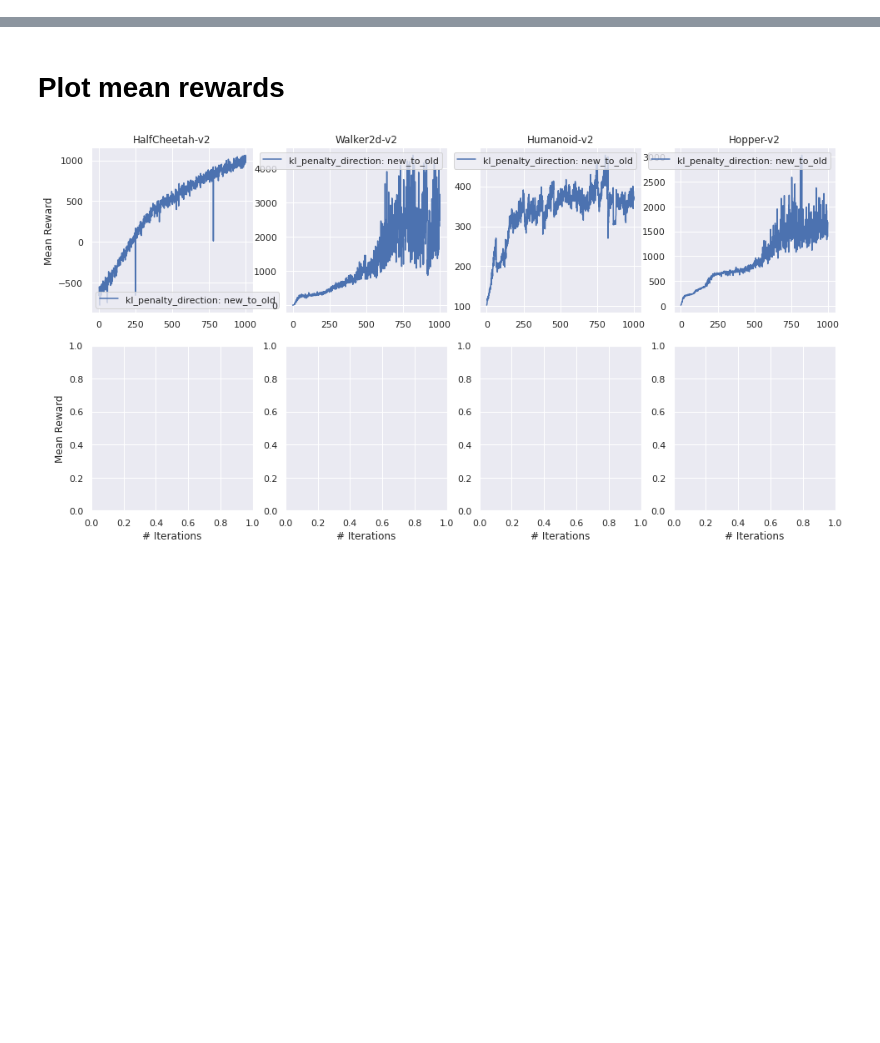
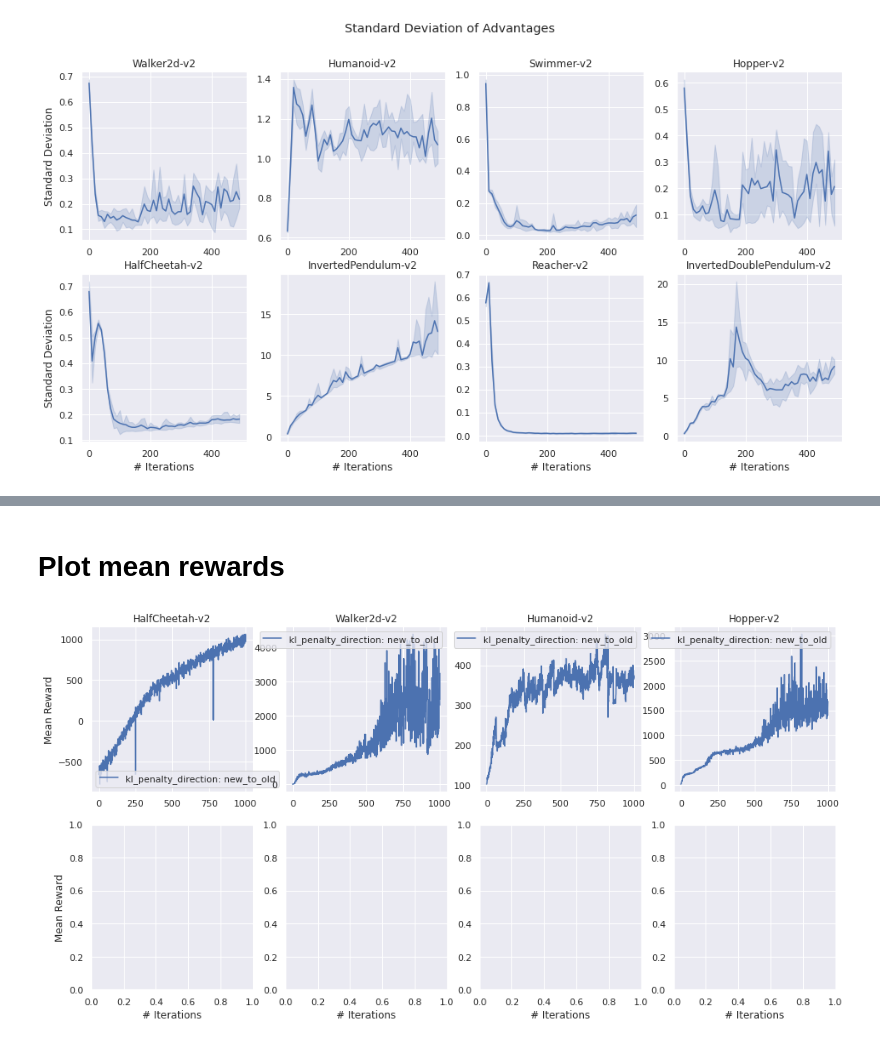
Before and after one commit to chloechsu/code-for-paper, a Jupyter notebook: analysis/no_adv_norm.ipynb, the cells around one changed output, grey strips where cells are left out. Cells and saved outputs as stored; diff of their text form; code cells hidden in the pictures; blank space fills up the shorter version.

```diff
--- a/analysis/no_adv_norm.ipynb
+++ b/analysis/no_adv_norm.ipynb
@@ -8,0 +94,23 @@ sns.set()
+# %%
+# Plot setup
+fig, ax = plt.subplots(2, 4, figsize=(16,8))
+
+for j, g in enumerate(games):
+    filt = filter_df(adv_stats, game=g, clip_eps=0.2, kl_penalty_coeff=0.0, norm_rewards='returns',
+                     norm_advantages=False)
+    sns.lineplot(filt.opt_step, filt.std_pre_norm, n_boot=10,
+                 ax=ax.flatten()[j])
+    ax.flatten()[j].set_title(g)
+
+for a in ax.flatten():
+    a.set_ylabel('')
+    a.set_xlabel('')
+for row in ax:
+    row[0].set_ylabel('Standard Deviation')
+for a in ax[-1]:
+    a.set_xlabel('# Iterations')
+fig.suptitle('Standard Deviation of Advantages')
+
+plt.show()
+# %% [output]
+[figure, added]
```
Also changed, not shown: parts of 13 cells of this notebook, 9 other files.
